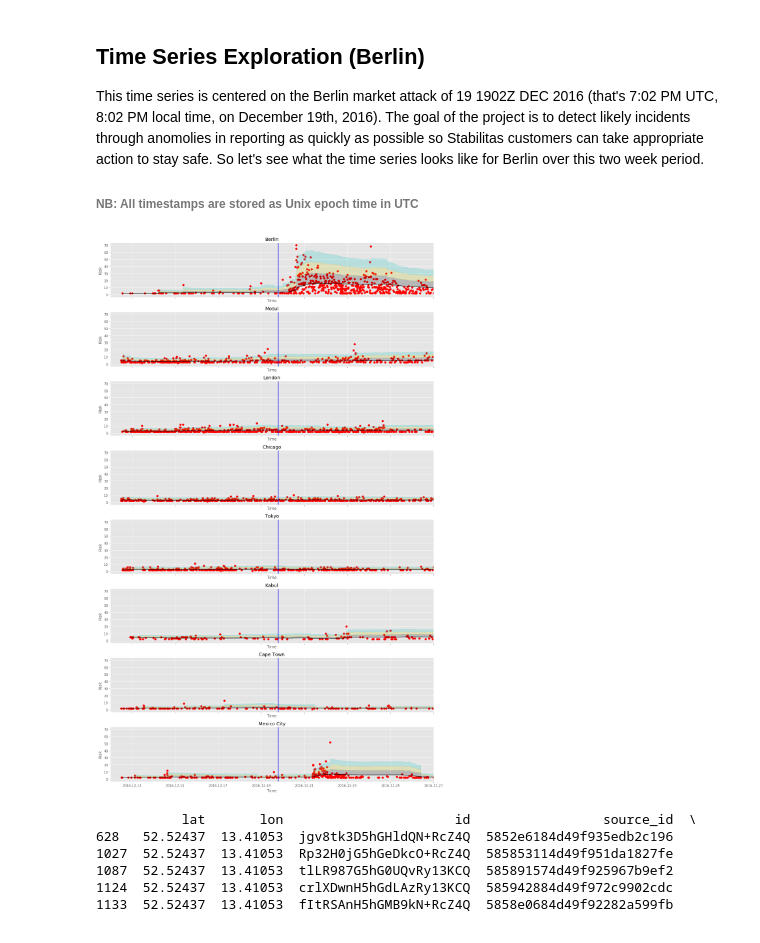
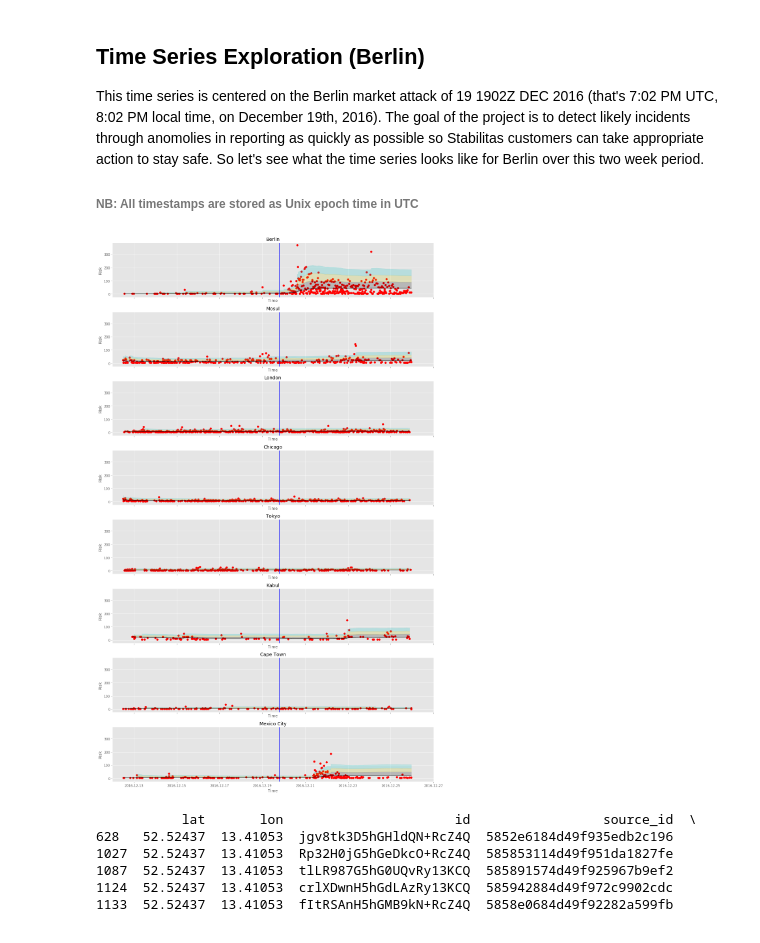
Before and after one commit to brendan-dorsey/stabilitas-thresholds, a Jupyter notebook: eda/initial_eda.ipynb, the cells around one changed output. Cells and saved outputs as stored; diff of their text form; code cells hidden in the pictures.

Commit message:
Complete work on Filter Layer and Explore appropriate cutoffs for critical report classification

```diff
--- a/eda/initial_eda.ipynb
+++ b/eda/initial_eda.ipynb
@@ -117,6 +117,12 @@ df["severity_score"] = df["severity"].map(severity_score)
 df["severity_quadratic"] = df["severity"].map(severity_score_quadratic)
 df["severity_log"] = df["severity"].map(severity_score_log)
 df["severity_exp"] = df["severity"].map(severity_score_exp)
+
+# Trim reports from outside the specified date range
+start = pd.to_datetime("2016-12-12")
+end = pd.to_datetime("2016-12-26")
+df = df[df["start_ts"] > start]
+df = df[df["start_ts"] < end]
 # %%
 print df.info()
 # print df.describe()
@@ -363,25 +372,25 @@ def plot_moving_std_trend(ax, name, data_series, window=6):
 # %%
 cities = ["Berlin", "Mosul", "London", "Chicago", "Tokyo", "Kabul", "Cape Town", "Mexico City"]
 # cities = ["Berlin", "New York City"]
 fig, axes = plt.subplots(len(cities),
                          figsize=(15,3*len(cities)),
                          sharex=True,
                          sharey=True
                         )
 
 for i, ax in enumerate(axes):
-    _, timeseries, _ = get_city_timeseries(df, cities[i])
-    resample = timeseries.resample("3T").sum()
+    _, _, timeseries = get_city_timeseries(df, cities[i])
+    resample = timeseries.resample("5T").sum()
     plot_moving_std_trend(ax,
                           name=cities[i],
                           data_series=resample,
                           window=(7*24*60)/5)
     ax.axvline(attack_dtg, color="b")
 
 plt.xlim("2016-12-12", "2016-12-27")
 plt.tight_layout()
 # %% [output]
-[figure, old version]
+[figure, new version]
 # %%
 berlin_df = df[df["city"] == "Berlin"]
 
```
Also changed, not shown: parts of 6 cells of this notebook, 6 other files.
